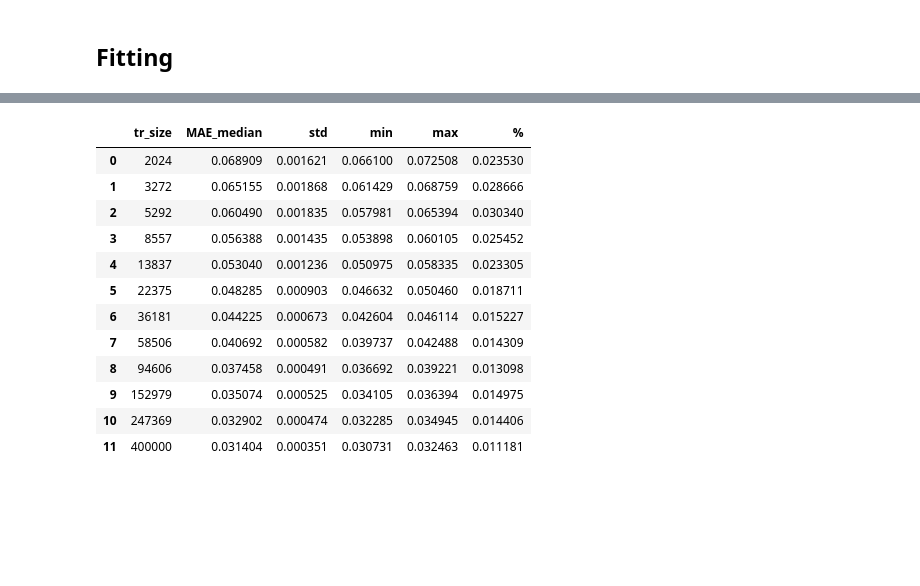
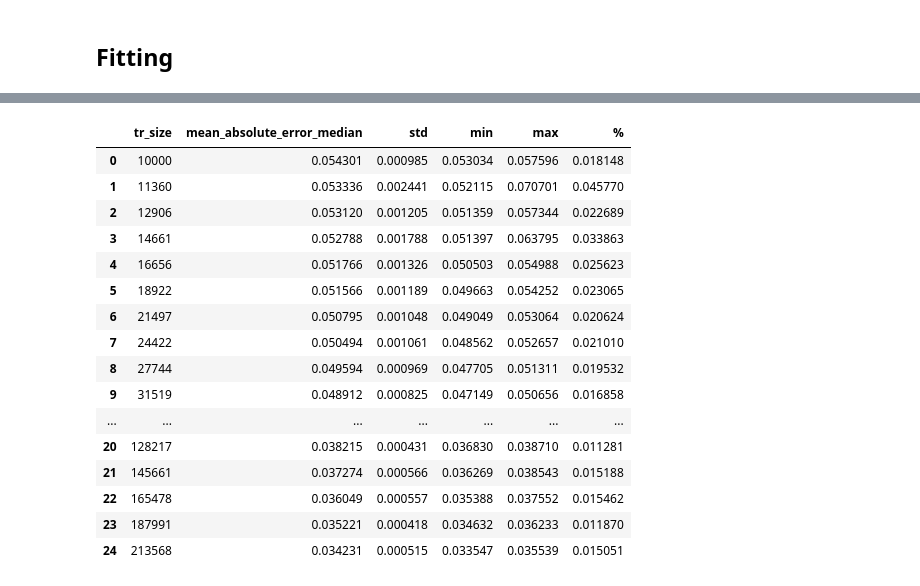
Before and after one commit to adpartin/dr-learning-curves, a Jupyter notebook: nbs/multi_src_summit.ipynb, the cells around one changed output, grey strips where cells are left out. Drawn from its saved outputs; the diff is of its cells as text; code cells hidden in the pictures; blank space fills up the shorter version.

```diff
--- a/nbs/multi_src_summit.ipynb
+++ b/nbs/multi_src_summit.ipynb
@@ -28,9 +22,8 @@ method = 'ls_hpo'
 # %%
 fname = 'all_scores.csv'
-# dpath = Path('../lc.out')
-# dpath = Path('../lc.summit.run', method)
-dpath = Path('../lc.summit.run')
+# dpath = Path('../lc.out.summit.July2020/exp1_scores')
+# dpath = Path('../lc.out.summit.July2020/exp_1_and_2')
+# dpath = Path('../lc.out.new.r2fit_03/')
 
-# dirs = sorted(dpath.glob('*'))
-dirs = glob(str(dpath/'*'))
-print(dirs)
+# dirs = glob(str(dpath/'*'))
+# print(dirs)
@@ -68,0 +81,5 @@ lgb = get_data(lgb_path, tr_set='te');
+# %%
+nn0 = load_data(nn0_path, tr_set='te');
+nn1 = load_data(nn1_path, tr_set='te');
+lgb_hpo = load_data(lgb_path_hpo, tr_set='te');
+lgb_dft = load_data(lgb_path_dft, tr_set='te');
@@ -68,0 +109,5 @@ lgb = get_data(lgb_path, tr_set='te');
+# %%
+nn0 = drop_bad_r2(nn0)
+nn1 = drop_bad_r2(nn1)
+lgb_hpo = drop_bad_r2(lgb_hpo)
+lgb_dft = drop_bad_r2(lgb_dft)
@@ -69,3 +130,9 @@ lgb = get_data(lgb_path, tr_set='te');
+# %%
+# NCI60: remove bad samples
+if src == 'NCI60':
+    # np.unique(sorted(nn0.tr_size))
+    nn0 = nn0[ ~nn0['tr_size'].isin([369806, 499618, 580947, 610743, 625000]) ].reset_index(drop=True)
+    nn1 = nn1[ ~nn1['tr_size'].isin([369806, 499618, 580947, 610743, 625000]) ].reset_index(drop=True)
 # %% [markdown]
 ## Raw plots
 # %%
@@ -323,23 +402,28 @@ aa
 # %%
 aa = nn1
 aa['std'] = aa['score']
 aa['min'] = aa['score']
 aa['max'] = aa['score']
 aa = aa.groupby(['tr_size']).agg({'score': 'median', 'std': 'std', 'min': 'min', 'max': 'max'}).reset_index()
-aa = aa.rename(columns={'score': 'MAE_median'})
-aa['%'] = aa['std']/aa['MAE_median']
+score_name = f'{met}_median'
+aa = aa.rename(columns={'score': score_name})
+aa['%'] = aa['std']/aa[score_name]
 aa
 # %% [output]
-|  | tr_size | MAE_median | std | min | max | % |
-| 0 | 2024 | 0.068909 | 0.001621 | 0.066100 | 0.072508 | 0.023530 |
-| 1 | 3272 | 0.065155 | 0.001868 | 0.061429 | 0.068759 | 0.028666 |
-| 2 | 5292 | 0.060490 | 0.001835 | 0.057981 | 0.065394 | 0.030340 |
-| 3 | 8557 | 0.056388 | 0.001435 | 0.053898 | 0.060105 | 0.025452 |
-| 4 | 13837 | 0.053040 | 0.001236 | 0.050975 | 0.058335 | 0.023305 |
-| 5 | 22375 | 0.048285 | 0.000903 | 0.046632 | 0.050460 | 0.018711 |
-| 6 | 36181 | 0.044225 | 0.000673 | 0.042604 | 0.046114 | 0.015227 |
-| 7 | 58506 | 0.040692 | 0.000582 | 0.039737 | 0.042488 | 0.014309 |
-| 8 | 94606 | 0.037458 | 0.000491 | 0.036692 | 0.039221 | 0.013098 |
-| 9 | 152979 | 0.035074 | 0.000525 | 0.034105 | 0.036394 | 0.014975 |
-| 10 | 247369 | 0.032902 | 0.000474 | 0.032285 | 0.034945 | 0.014406 |
-| 11 | 400000 | 0.031404 | 0.000351 | 0.030731 | 0.032463 | 0.011181 |
+|  | tr_size | mean_absolute_error_median | std | min | max | % |
+| 0 | 10000 | 0.054301 | 0.000985 | 0.053034 | 0.057596 | 0.018148 |
+| 1 | 11360 | 0.053336 | 0.002441 | 0.052115 | 0.070701 | 0.045770 |
+| 2 | 12906 | 0.053120 | 0.001205 | 0.051359 | 0.057344 | 0.022689 |
+| 3 | 14661 | 0.052788 | 0.001788 | 0.051397 | 0.063795 | 0.033863 |
+| 4 | 16656 | 0.051766 | 0.001326 | 0.050503 | 0.054988 | 0.025623 |
+| 5 | 18922 | 0.051566 | 0.001189 | 0.049663 | 0.054252 | 0.023065 |
+| 6 | 21497 | 0.050795 | 0.001048 | 0.049049 | 0.053064 | 0.020624 |
+| 7 | 24422 | 0.050494 | 0.001061 | 0.048562 | 0.052657 | 0.021010 |
+| 8 | 27744 | 0.049594 | 0.000969 | 0.047705 | 0.051311 | 0.019532 |
+| 9 | 31519 | 0.048912 | 0.000825 | 0.047149 | 0.050656 | 0.016858 |
+| ... | ... | ... | ... | ... | ... | ... |
+| 20 | 128217 | 0.038215 | 0.000431 | 0.036830 | 0.038710 | 0.011281 |
+| 21 | 145661 | 0.037274 | 0.000566 | 0.036269 | 0.038543 | 0.015188 |
+| 22 | 165478 | 0.036049 | 0.000557 | 0.035388 | 0.037552 | 0.015462 |
+| 23 | 187991 | 0.035221 | 0.000418 | 0.034632 | 0.036233 | 0.011870 |
+| 24 | 213568 | 0.034231 | 0.000515 | 0.033547 | 0.035539 | 0.015051 |
```
Also changed, not shown: parts of 36 cells of this notebook, 11 other files.
